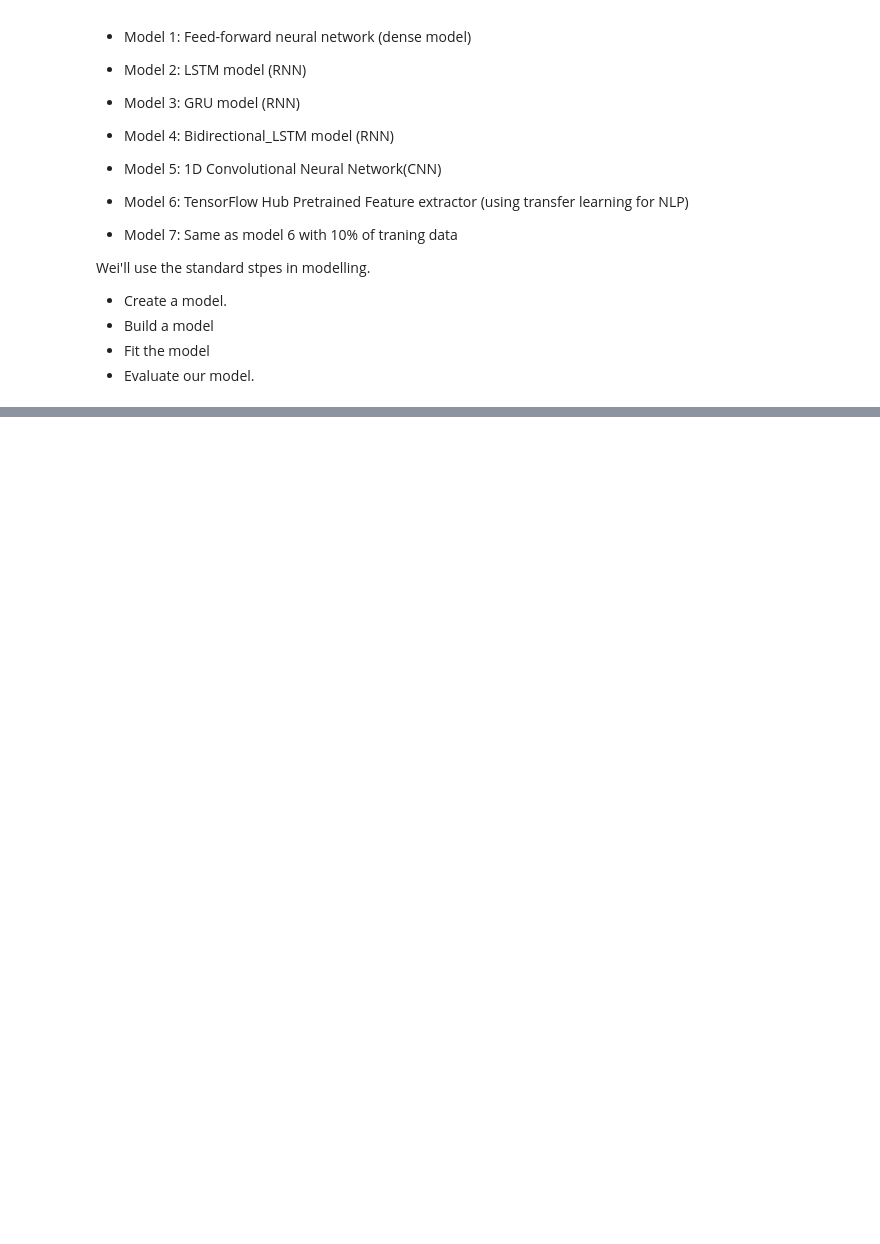
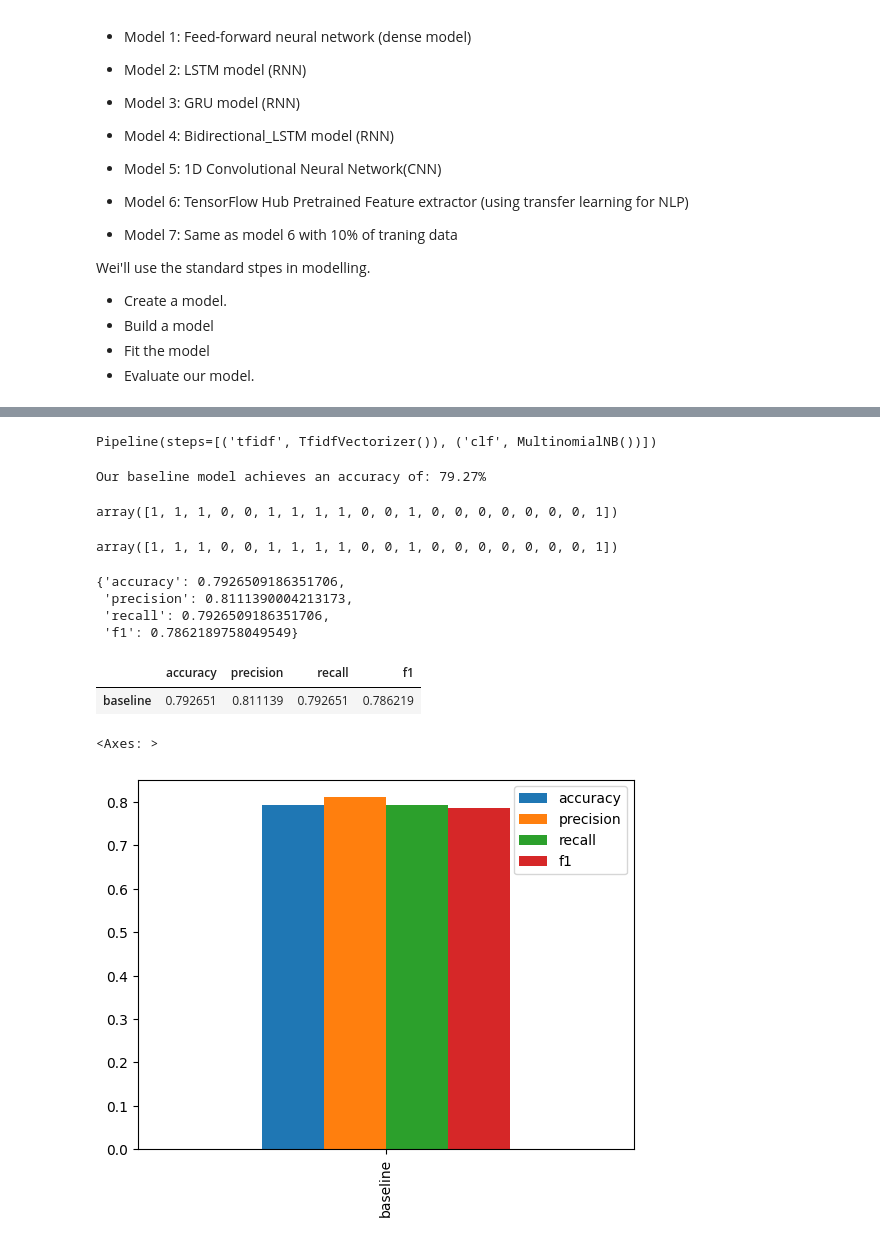
Before and after one commit to LivingstonTardzenyuy/Deep-Learning-with-TensorFlow, a Jupyter notebook: 08_introduction_to_nlp_in_tensorflow.ipynb, the cells around one changed output, grey strips where cells are left out. Cells and saved outputs as stored; diff of their text form; code cells hidden in the pictures; blank space fills up the shorter version.

Commit message:
Created aour baseline model using NaiveBayes

```diff
--- a/08_introduction_to_nlp_in_tensorflow.ipynb
+++ b/08_introduction_to_nlp_in_tensorflow.ipynb
@@ -345,0 +353,72 @@ Wei'll use the standard stpes in modelling.
+# %%
+from sklearn.feature_extraction.text import TfidfVectorizer
+from sklearn.naive_bayes import MultinomialNB   # One of the model in the Naive bayes.
+from sklearn.pipeline import Pipeline
+
+
+# Create Tokenization and modelling pipeline.
+model_0 = Pipeline([
+    ("tfidf", TfidfVectorizer()),          # Convert words to numbers
+    ("clf", MultinomialNB())   # Model the text.
+])
+
+# Fit the pipeline to the traning data.
+model_0.fit(train_sentences, train_labels)
+# %% [output]
+Pipeline(steps=[('tfidf', TfidfVectorizer()), ('clf', MultinomialNB())])
+# %%
+# Evalaute our baseline model.
+
+baseline_score = model_0.score(val_sentences, val_labels)
+print(f"Our baseline model achieves an accuracy of: {baseline_score*100:.2f}%")
+# %% [output]
+Our baseline model achieves an accuracy of: 79.27%
+# %%
+# Make predictions.
+baseline_preds = model_0.predict(val_sentences)
+baseline_preds[:20]
+# %% [output]
+array([1, 1, 1, 0, 0, 1, 1, 1, 1, 0, 0, 1, 0, 0, 0, 0, 0, 0, 0, 1])
+array([1, 1, 1, 0, 0, 1, 1, 1, 1, 0, 0, 1, 0, 0, 0, 0, 0, 0, 0, 1])
+# %%
+# Creating an evaluation function to evaluate our model.
+from sklearn.metrics import accuracy_score, precision_recall_fscore_support
+
+def calculate_results(y_true, y_pred):
+    """
+    Calculates model accuracy, precision, recall and f1 score of a binary classification model.
+    """
+    model_accuracy = accuracy_score(y_true, y_pred)
+    model_precision, model_recall, model_f1, _ = precision_recall_fscore_support(y_true, y_pred, average="weighted")
+    model_results = {
+        "accuracy": model_accuracy,
+        "precision": model_precision,
+        "recall": model_recall,
+        "f1": model_f1
+    }
+    return model_results
+# %%
+# Calling the calculated evaluation results.
+baseline_results = calculate_results(y_true=val_labels, y_pred=baseline_preds)
+baseline_results
+# %% [output]
+{'accuracy': 0.7926509186351706,
+ 'precision': 0.8111390004213173,
+ 'recall': 0.7926509186351706,
+ 'f1': 0.7862189758049549}
+# %%
+# Turn our baseline_results into a DF.
+baseline_df = pd.DataFrame(
+    baseline_results,
+    index=["baseline"]
+)
+baseline_df
+# %% [output]
+|  | accuracy | precision | recall | f1 |
+| baseline | 0.792651 | 0.811139 | 0.792651 | 0.786219 |
+# %%
+# Plot our baseline_df.
+pd.DataFrame(baseline_df).plot.bar()
+# %% [output]
+<Axes: >
+[figure, added]
```
Also changed, not shown: parts of 13 cells of this notebook.
